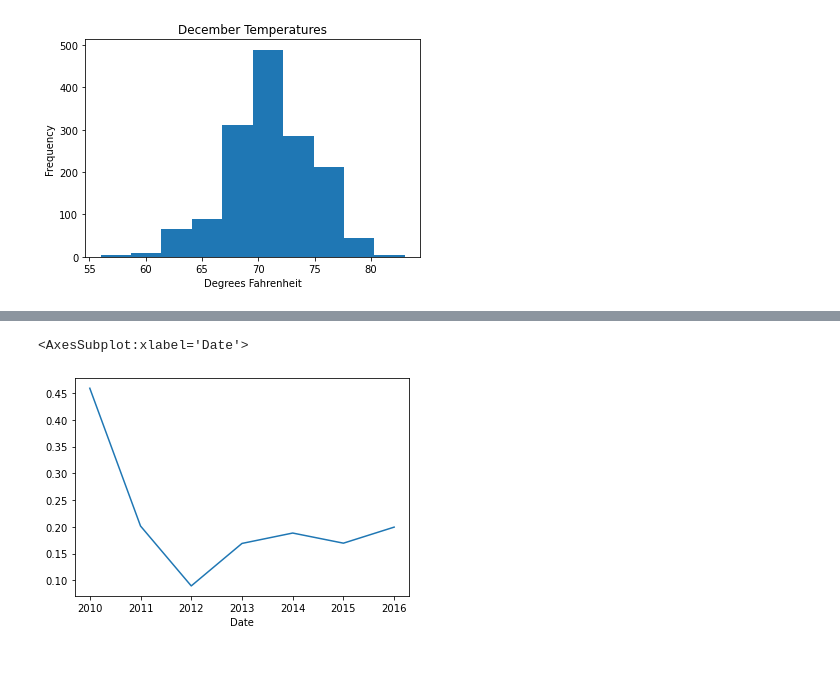
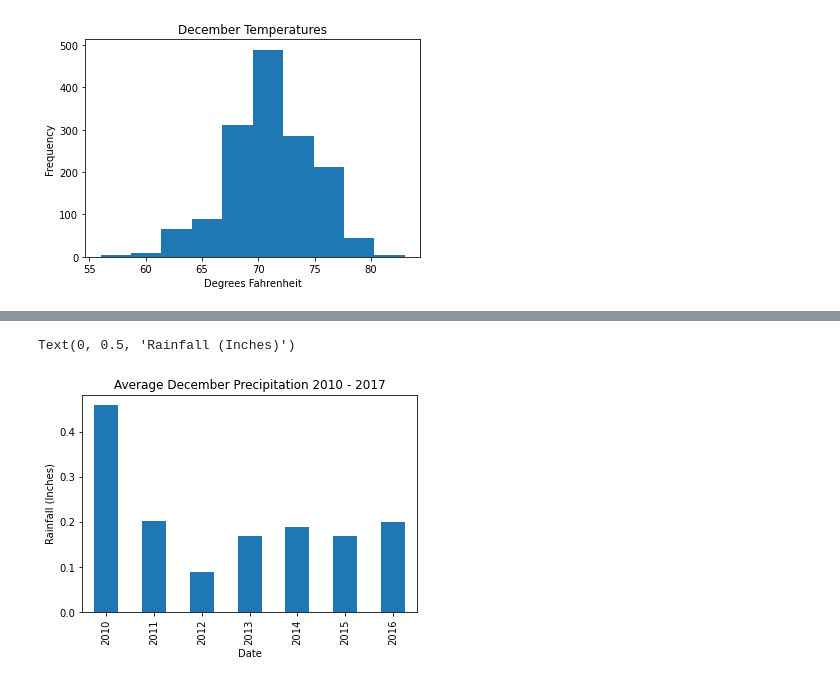
Before and after one commit to jisellejones/Surfs_Up_Climate_Analysis, a Jupyter notebook: SurfsUp_Challenge.ipynb, the cells around one changed output, grey strips where cells are left out. Cells and saved outputs as stored; diff of their text form; code cells hidden in the pictures.

```diff
--- a/SurfsUp_Challenge.ipynb
+++ b/SurfsUp_Challenge.ipynb
@@ -145,17 +147,19 @@ june_mean.plot.line()
 # %%
 # Get a list from database for precipitation in June
 dec_prcp = session.query(Measurement.date, Measurement.prcp).\
     filter(func.strftime("%m", Measurement.date) == "12").all()
 
 dec_prcp_df = pd.DataFrame(dec_prcp, columns = ["Date", "Precipitation"])
 dec_prcp_df.set_index(dec_prcp_df['Date'], inplace=True)
 dec_prcp_df.sort_index()
 dec_prcp_df.dropna()
 dec_prcp_df['Date']= pd.to_datetime(dec_prcp_df['Date'])
 dec_prcp_stats = dec_prcp_df.groupby(dec_prcp_df['Date'].map(lambda x: x.year)).describe()
 dec_mean = dec_prcp_stats['Precipitation', 'mean']
 dec_median = dec_prcp_stats['Precipitation', '50%']
-dec_mean.plot.line()
+dec_mean.plot.bar()
+plt.title("Average December Precipitation 2010 - 2017")
+plt.ylabel("Rainfall (Inches)")
 # %% [output]
-<AxesSubplot:xlabel='Date'>
+Text(0, 0.5, 'Rainfall (Inches)')
-[figure, old version]
+[figure, new version]
```
Also changed, not shown: parts of 2 cells of this notebook, 3 other files.
